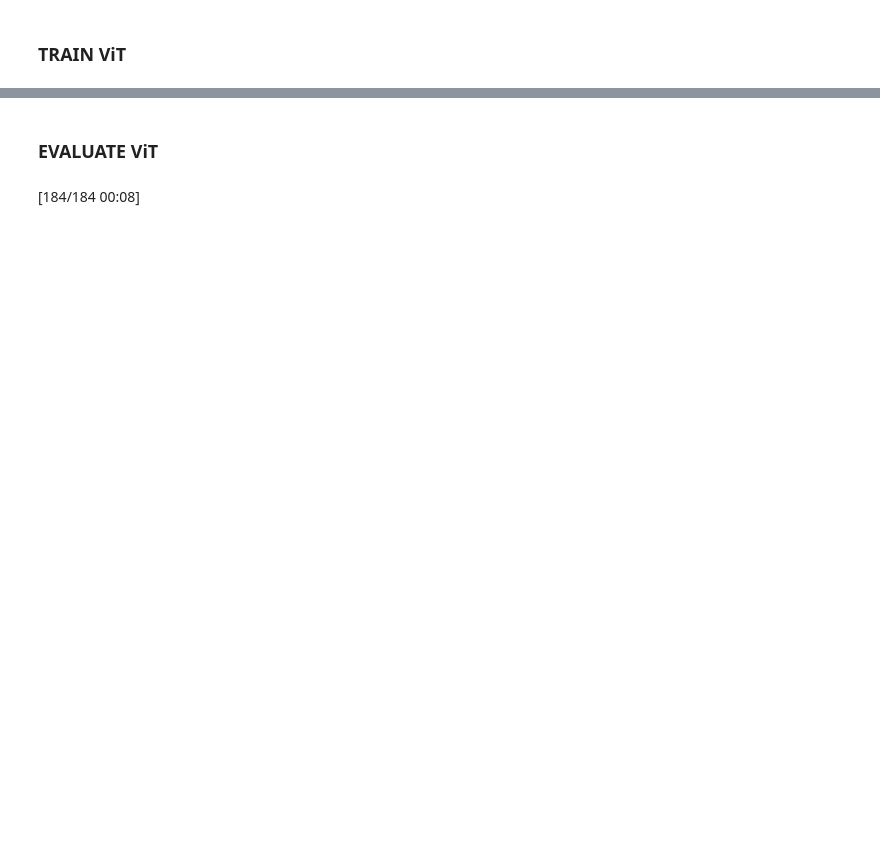
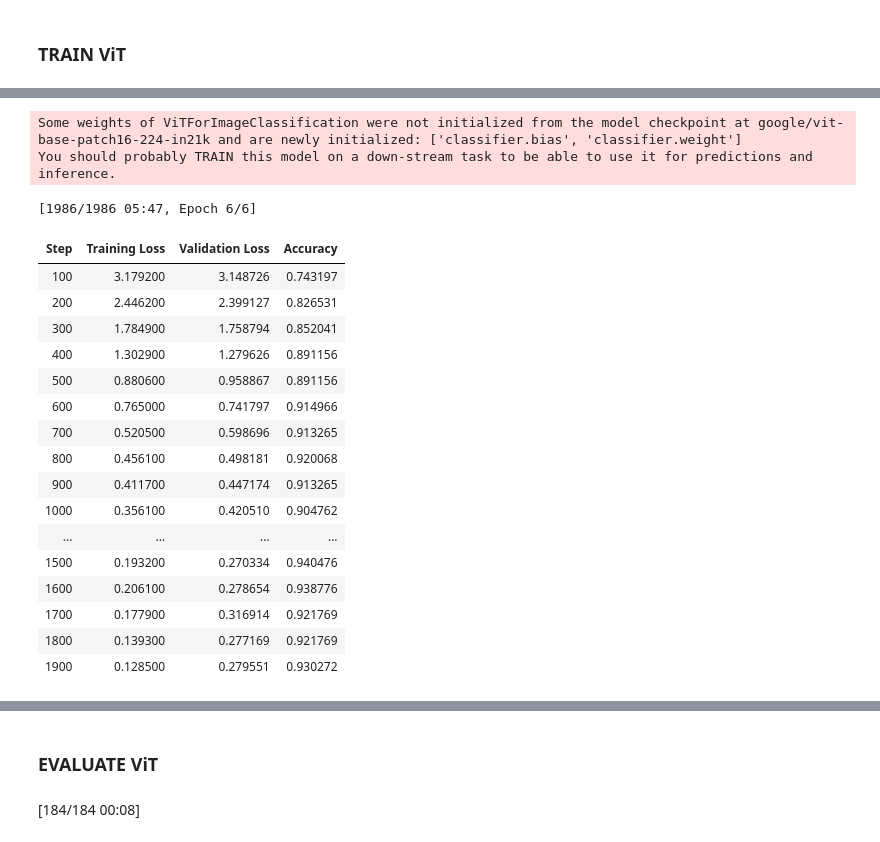
Before and after one commit to deblargue/deep25-project, a Jupyter notebook: deep_project2.ipynb, the cells around one changed output, grey strips where cells are left out. Drawn from its saved outputs; the diff is of its cells as text; code cells hidden in the pictures; blank space fills up the shorter version.

```diff
--- a/deep_project2.ipynb
+++ b/deep_project2.ipynb
@@ -695,7 +730,7 @@ class_weights = class_weights / class_weights.mean()  # Normalize
 # %%
-y_test = np.zeros((len(dataloader_test.dataset)))
-for i, (img, category) in enumerate(dataloader_test):
-    y_test[i*32:(i+1)*32] = torch.argmax(category, axis=1).cpu().numpy()
+# y_test = np.zeros((len(dataloader_test.dataset)))
+# for i, (img, category) in enumerate(dataloader_test):
+#     y_test[i*32:(i+1)*32] = torch.argmax(category, axis=1).cpu().numpy()
 # %% [markdown]
 #### Unweighted cross-entropy
 # %%
@@ -1018,7 +1041,7 @@ def get_model():
 # %% [markdown]
 ### Set up training arguments
 # %%
-def get_training_args(label_smoothing_factor=0.1, num_epochs=4):
+def get_training_args(label_smoothing_factor=0, num_epochs=6):
   training_args = TrainingArguments(
     output_dir="./vit-base-oxford-pet",
     per_device_train_batch_size=16,
@@ -1049,15 +1062,13 @@ class LossTrackerCallback(TrainerCallback):
 # %%
-def create_trainer(model, training_args, optimizer, ds):
-    loss_tracker = LossTrackerCallback()
+def create_trainer(model, training_args, optimizer, ds, scheduler=None):
     trainer = Trainer(
         model=model,
         args=training_args,
         data_collator=collate_fn,
         compute_metrics=compute_metrics,
-        train_dataset=ds["train"], # TODO: Create prepared_ds (see tutorial for context and figure out appropriate solution) https://huggingface.co/blog/fine-tune-vit
+        train_dataset=ds["train"],
         eval_dataset=ds["validation"],
         processing_class=processor,
-        optimizers=(optimizer, None),
+        optimizers=(optimizer, scheduler),
     )
-    trainer.add_callback(loss_tracker)
-    return loss_tracker, trainer
+    return trainer
@@ -1102,3 +1119,11 @@ def test_transform(example_batch):
 prepared_ds_test = ds.with_transform(test_transform)
 # %% [markdown]
 ### TRAIN ViT
+# %%
+# print all eval accuracies in log history of trainer_vit
+def get_eval_history(trainer):
+    accs = []
+    for i, eval in enumerate(trainer.state.log_history):
+        if "eval_accuracy" in eval:
+            accs.append(eval['eval_accuracy'])
+    return accs
@@ -1105 +1241,35 @@ prepared_ds_test = ds.with_transform(test_transform)
+# %%
+acc_history = []
+
+model_vit_aug, trainer_vit = setup_vit_model(prepared_ds, num_encoder_layers=3, num_epochs=6)
+train_results = trainer_vit.train()
+
+acc_history.append(get_eval_history(trainer_vit))
+
+# for i in range(1,3):
+#     print(f"Training with {i+1} layers unfrozen")
+#     model_vit_aug, trainer_vit = setup_vit_model(prepared_ds_no_aug, num_encoder_layers=i+1, model=model_vit_aug, num_epochs=2)
+#     train_results = trainer_vit.train()
+#     acc_history.append(get_eval_history(trainer_vit))
+# %% [output]
+Some weights of ViTForImageClassification were not initialized from the model checkpoint at google/vit-base-patch16-224-in21k and are newly initialized: ['classifier.bias', 'classifier.weight']
+You should probably TRAIN this model on a down-stream task to be able to use it for predictions and inference.
+[1986/1986 05:47, Epoch 6/6]
+| Step | Training Loss | Validation Loss | Accuracy |
+| 100 | 3.179200 | 3.148726 | 0.743197 |
+| 200 | 2.446200 | 2.399127 | 0.826531 |
+| 300 | 1.784900 | 1.758794 | 0.852041 |
+| 400 | 1.302900 | 1.279626 | 0.891156 |
+| 500 | 0.880600 | 0.958867 | 0.891156 |
+| 600 | 0.765000 | 0.741797 | 0.914966 |
+| 700 | 0.520500 | 0.598696 | 0.913265 |
+| 800 | 0.456100 | 0.498181 | 0.920068 |
+| 900 | 0.411700 | 0.447174 | 0.913265 |
+| 1000 | 0.356100 | 0.420510 | 0.904762 |
+| ... | ... | ... | ... |
+| 1500 | 0.193200 | 0.270334 | 0.940476 |
+| 1600 | 0.206100 | 0.278654 | 0.938776 |
+| 1700 | 0.177900 | 0.316914 | 0.921769 |
+| 1800 | 0.139300 | 0.277169 | 0.921769 |
+| 1900 | 0.128500 | 0.279551 | 0.930272 |
 # %%
```
Also changed, not shown: parts of 60 cells of this notebook.
